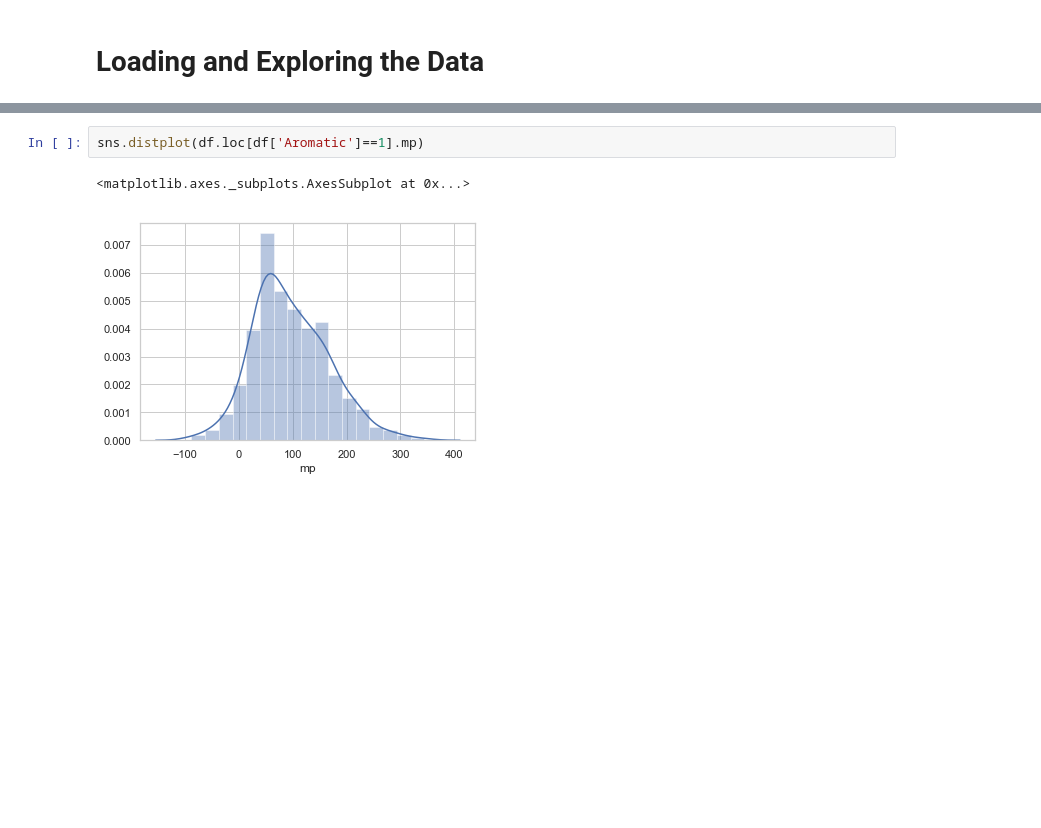
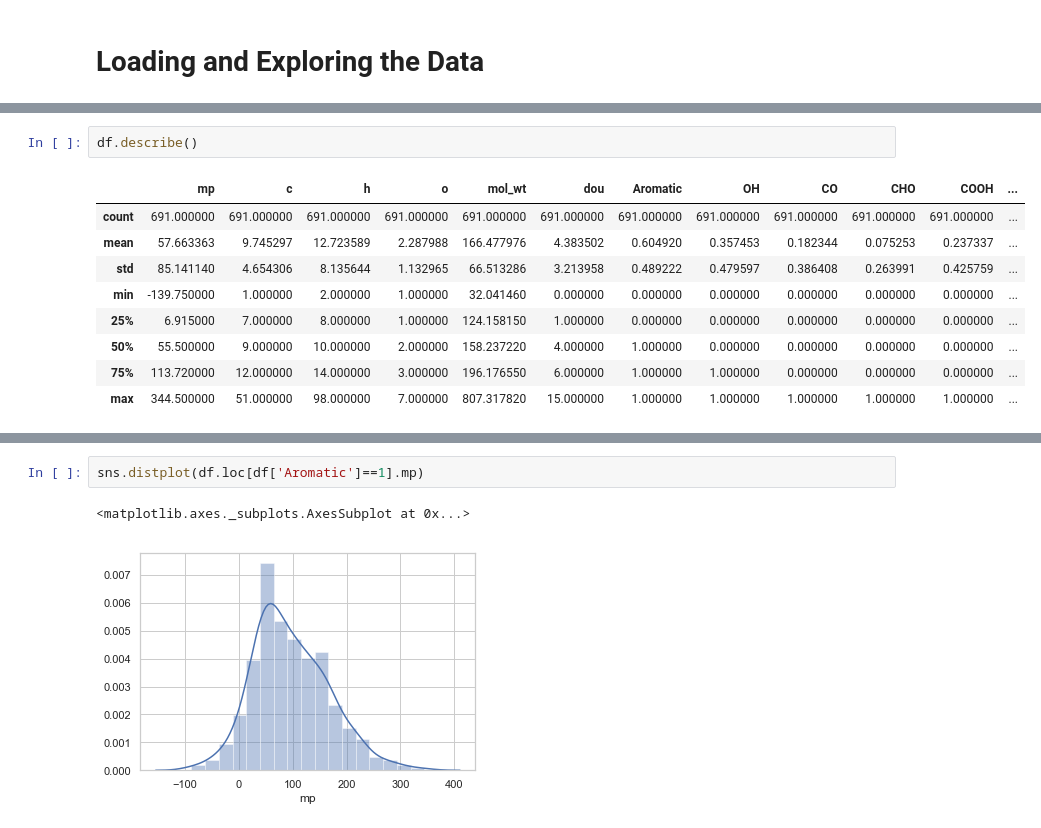
Before and after one commit to chrisblanton/PSU_ICS_MachineLearning, a Jupyter notebook: Spring2019/Workshop1_Introduction/2_First_ML_Project.ipynb, the cells around one changed output, grey strips where cells are left out. Cells and saved outputs as stored; diff of their text form; blank space fills up the shorter version.

```diff
--- a/Spring2019/Workshop1_Introduction/2_First_ML_Project.ipynb
+++ b/Spring2019/Workshop1_Introduction/2_First_ML_Project.ipynb
@@ -30,4 +32,16 @@ df
 691 rows × 16 columns
+# %%
+df.describe()
+# %% [output]
+|  | mp | c | h | o | mol_wt | dou | Aromatic | OH | CO | CHO | COOH | ... |
+| count | 691.000000 | 691.000000 | 691.000000 | 691.000000 | 691.000000 | 691.000000 | 691.000000 | 691.000000 | 691.000000 | 691.000000 | 691.000000 | ... |
+| mean | 57.663363 | 9.745297 | 12.723589 | 2.287988 | 166.477976 | 4.383502 | 0.604920 | 0.357453 | 0.182344 | 0.075253 | 0.237337 | ... |
+| std | 85.141140 | 4.654306 | 8.135644 | 1.132965 | 66.513286 | 3.213958 | 0.489222 | 0.479597 | 0.386408 | 0.263991 | 0.425759 | ... |
+| min | -139.750000 | 1.000000 | 2.000000 | 1.000000 | 32.041460 | 0.000000 | 0.000000 | 0.000000 | 0.000000 | 0.000000 | 0.000000 | ... |
+| 25% | 6.915000 | 7.000000 | 8.000000 | 1.000000 | 124.158150 | 1.000000 | 0.000000 | 0.000000 | 0.000000 | 0.000000 | 0.000000 | ... |
+| 50% | 55.500000 | 9.000000 | 10.000000 | 2.000000 | 158.237220 | 4.000000 | 1.000000 | 0.000000 | 0.000000 | 0.000000 | 0.000000 | ... |
+| 75% | 113.720000 | 12.000000 | 14.000000 | 3.000000 | 196.176550 | 6.000000 | 1.000000 | 1.000000 | 0.000000 | 0.000000 | 0.000000 | ... |
+| max | 344.500000 | 51.000000 | 98.000000 | 7.000000 | 807.317820 | 15.000000 | 1.000000 | 1.000000 | 1.000000 | 1.000000 | 1.000000 | ... |
 # %%
 sns.distplot(df.mp)
 # %% [output]
```
Also changed, not shown: parts of 20 cells of this notebook, 4 other files.
